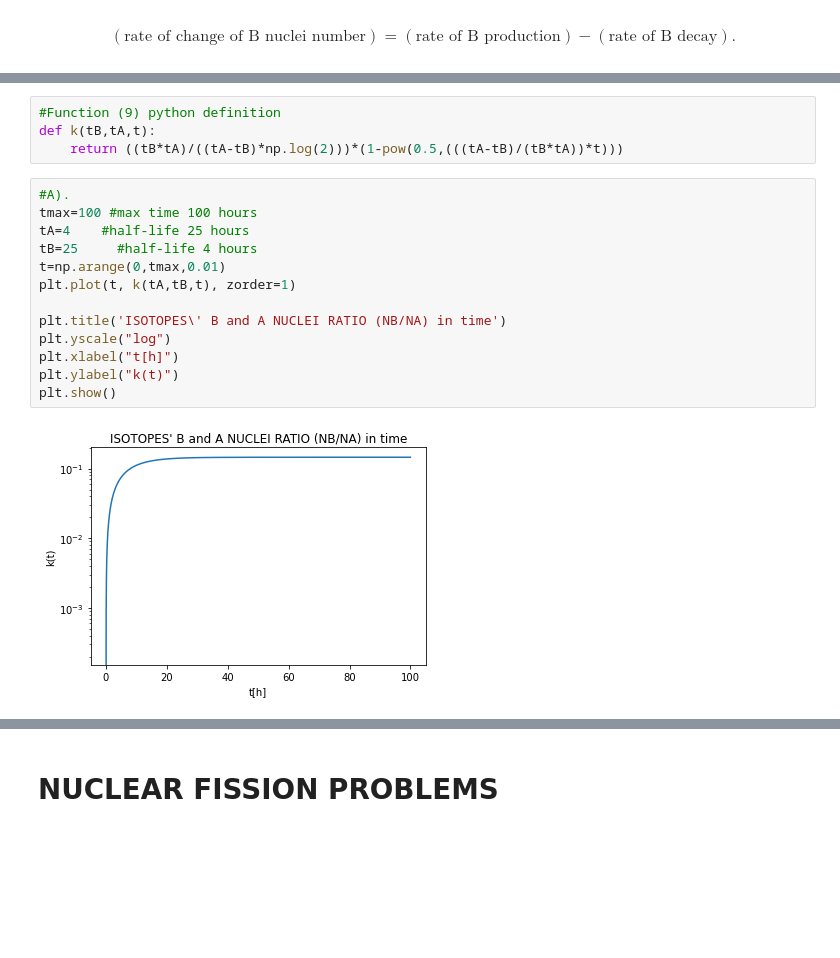
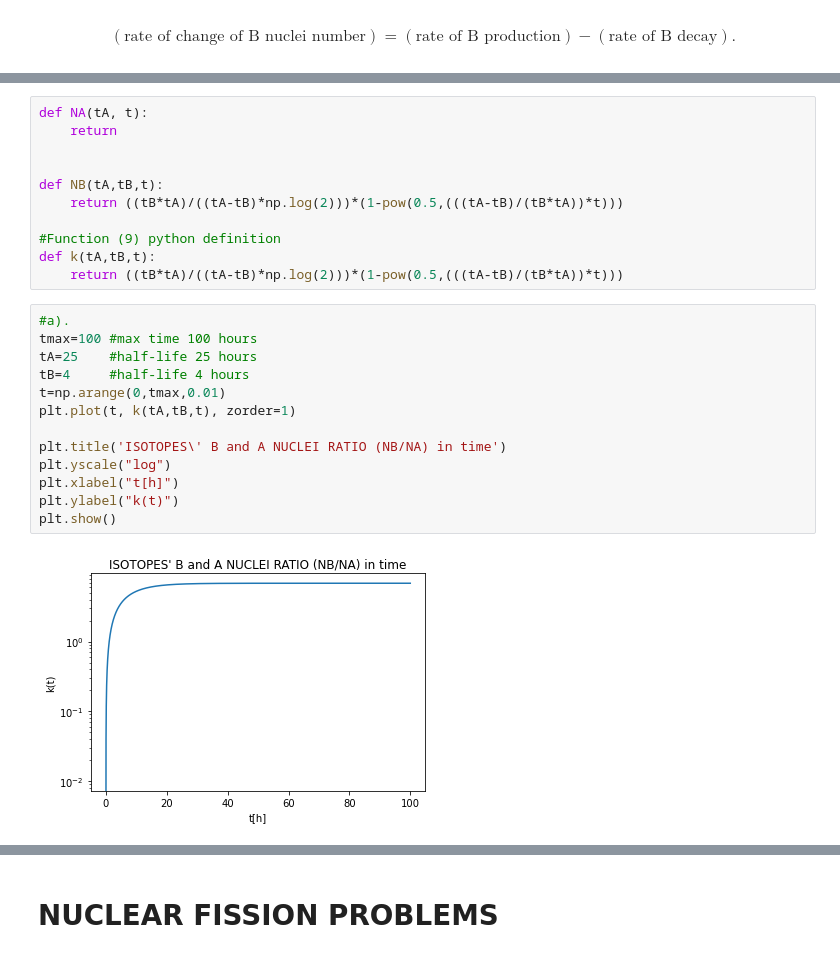
Before and after one commit to kmiec96/Nuclear, a Jupyter notebook: set1.ipynb, the cells around one changed output, grey strips where cells are left out. Drawn from its saved outputs; the diff is of its cells as text; blank space fills up the shorter version.

```diff
--- a/set1.ipynb
+++ b/set1.ipynb
@@ -547,21 +547,28 @@ can be therefore written as:
 
 where $t_{A}$, $t_{B}$ are the half-lifes of isotopes A and B.
 # %%
+def NA(tA, t):
+    return
+
+
+def NB(tA,tB,t):
+    return ((tB*tA)/((tA-tB)*np.log(2)))*(1-pow(0.5,(((tA-tB)/(tB*tA))*t)))
+
 #Function (9) python definition
-def k(tB,tA,t):
+def k(tA,tB,t):
     return ((tB*tA)/((tA-tB)*np.log(2)))*(1-pow(0.5,(((tA-tB)/(tB*tA))*t)))
 # %%
-#A).
+#a).
 tmax=100 #max time 100 hours
-tA=4    #half-life 25 hours
-tB=25     #half-life 4 hours
+tA=25    #half-life 25 hours
+tB=4     #half-life 4 hours
 t=np.arange(0,tmax,0.01)
 plt.plot(t, k(tA,tB,t), zorder=1)
 
 plt.title('ISOTOPES\' B and A NUCLEI RATIO (NB/NA) in time')
 plt.yscale("log")
 plt.xlabel("t[h]")
 plt.ylabel("k(t)")
 plt.show()
 # %% [output]
-[figure, old version]
+[figure, new version]
```
Also changed, not shown: parts of 10 cells of this notebook.
